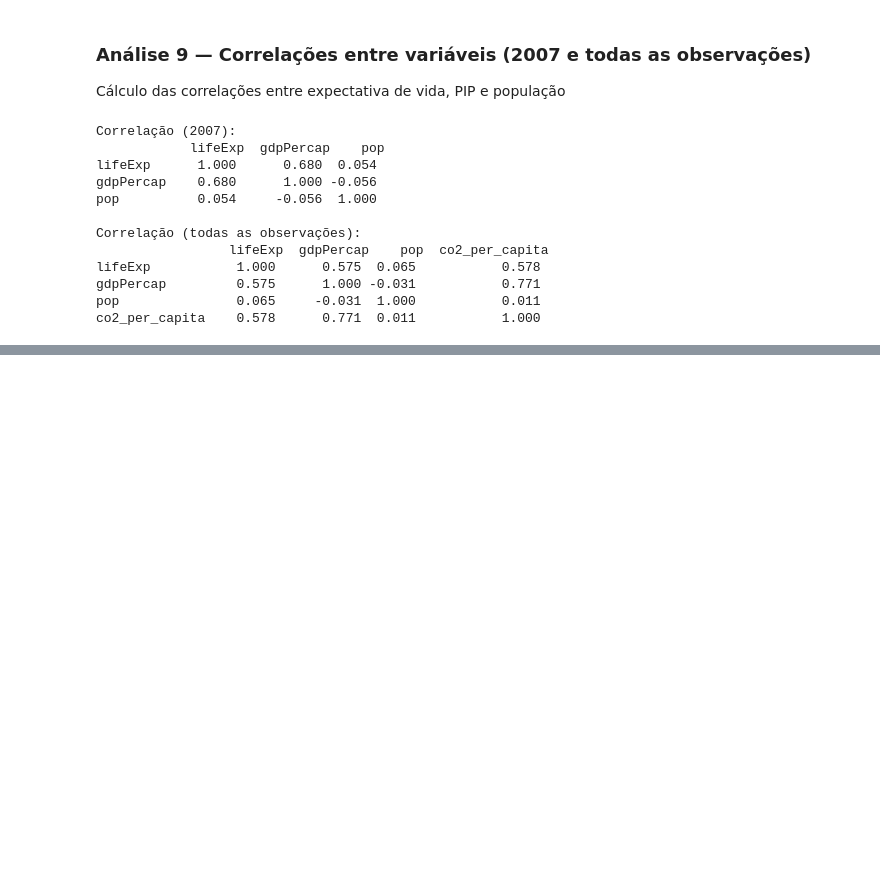
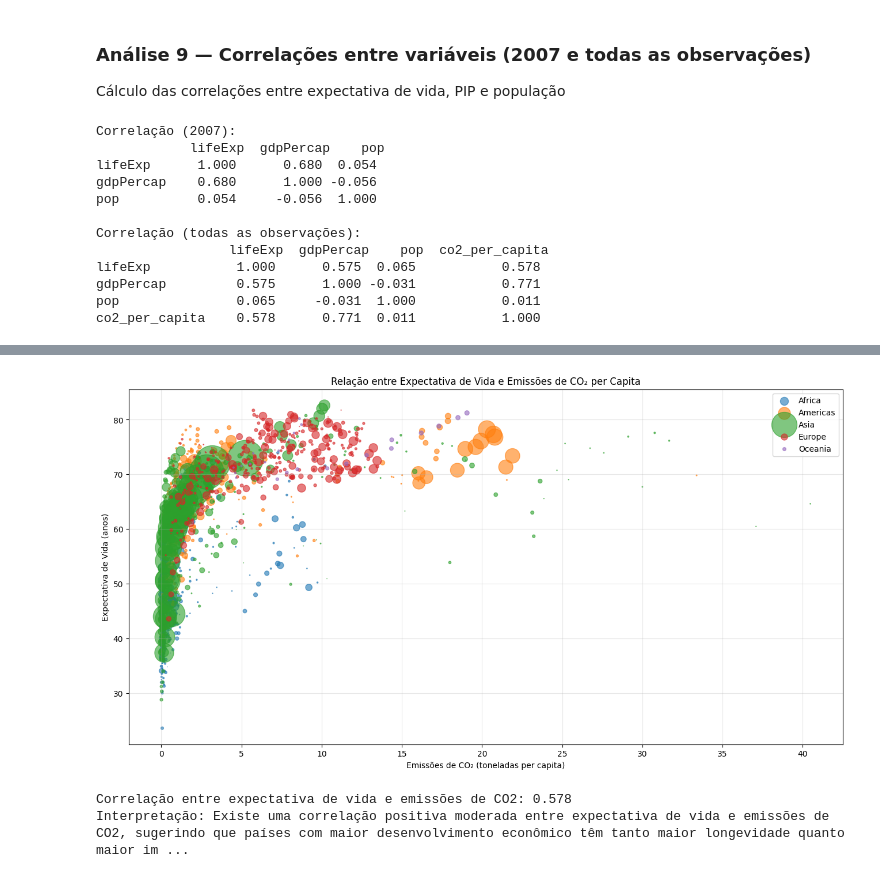
Before and after one commit to kadupenido/python-cd-avaliacao-final-grupo-5, a Jupyter notebook: notebooks/grupo_5_projeto_gapminder.ipynb, the cells around one changed output, grey strips where cells are left out. Saved outputs shown, nothing was run; the diff lists cells and outputs as text; code cells hidden in the pictures; blank space fills up the shorter version.

```diff
--- a/notebooks/grupo_5_projeto_gapminder.ipynb
+++ b/notebooks/grupo_5_projeto_gapminder.ipynb
@@ -322,0 +416,19 @@ co2_per_capita    0.578      0.771  0.011           1.000
+# %%
+# Análise 13
+
+# Gráfico de dispersão entre expectativa de vida e emissões de CO2 per capita
+graficos.plotar_dispersao_bolhas(ds_limpo, 'co2_per_capita', 'lifeExp', size='pop', hue='continent',
+                                title='Relação entre Expectativa de Vida e Emissões de CO₂ per Capita',
+                                xlabel='Emissões de CO₂ (toneladas per capita)',
+                                ylabel='Expectativa de Vida (anos)')
+
+# Cálculo da correlação específica
+corr_lifeExp_co2 = ds_limpo[['lifeExp', 'co2_per_capita']].corr().iloc[0,1]
+print(f'Correlação entre expectativa de vida e emissões de CO2: {corr_lifeExp_co2:.3f}')
+
+# Interpretação
+print('Interpretação: Existe uma correlação positiva moderada entre expectativa de vida e emissões de CO2, sugerindo que países com maior desenvolvimento econômico têm tanto maior longevidade quanto maior impacto ambiental.')
+# %% [output]
+[figure, added]
+Correlação entre expectativa de vida e emissões de CO2: 0.578
+Interpretação: Existe uma correlação positiva moderada entre expectativa de vida e emissões de CO2, sugerindo que países com maior desenvolvimento econômico têm tanto maior longevidade quanto maior im ...
```
Also changed, not shown: parts of 13 cells of this notebook, 1 other file.
